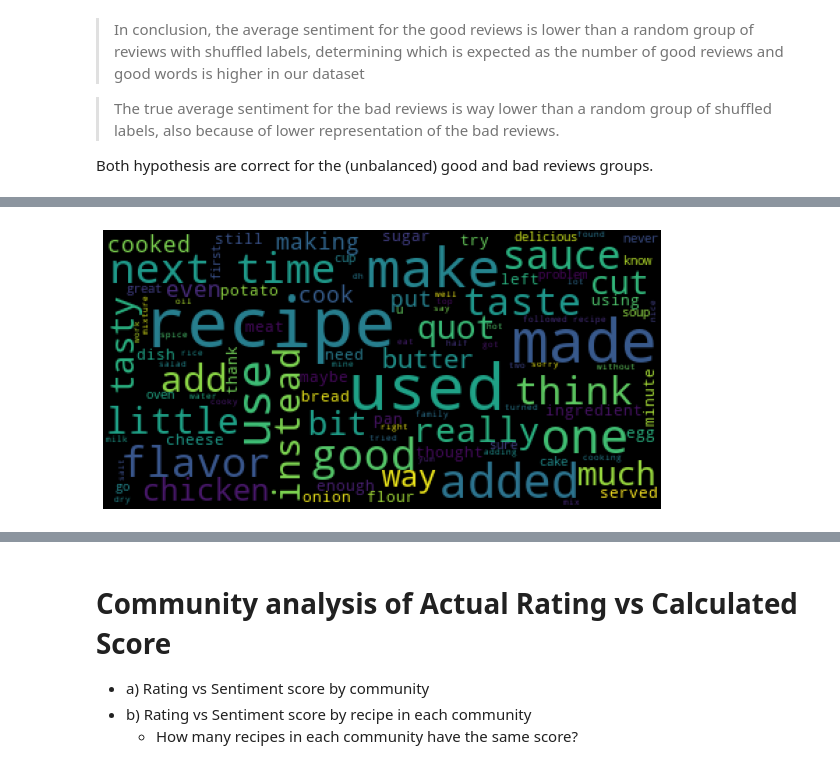
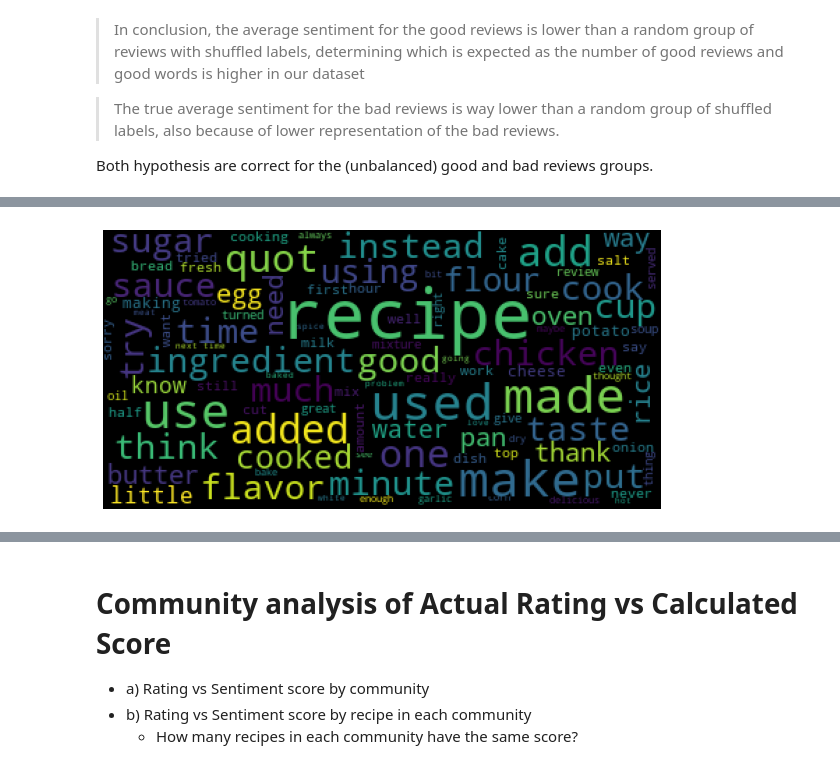
Before and after one commit to lucialarraona/finalproject_socialgraphs22, a Jupyter notebook: Notebooks/nlp_analysis.ipynb, the cells around one changed output, grey strips where cells are left out. Saved outputs shown, nothing was run; the diff lists cells and outputs as text; code cells hidden in the pictures.

```diff
--- a/Notebooks/nlp_analysis.ipynb
+++ b/Notebooks/nlp_analysis.ipynb
@@ -72,3 +96,7 @@ df_reviews_raw.head()
 | 2 | 1535 | 43.0 | 78834 | 2005-02-02 | 5 | Made these for my kids one day as... |
 | 3 | 1535 | 43.0 | 47474 | 2004-08-04 | 5 | Love them!! A quick & easy recipe... |
 | 4 | 1535 | 43.0 | 230720 | 2007-07-02 | 5 | I was a little afraid this might ... |
+# %%
+df_reviews_raw = pd.merge(df_reviews_raw, df_recipes, how='left',on =['recipe_id'])
+df_reviews_raw = df_reviews_raw.dropna()
+df_reviews_raw
@@ -75,3 +117,3 @@ df_reviews_raw.head()
 # %%
 # Make a copy to keep the raw dataframe for the future
-df_reviews2 = df_reviews_raw
+df_reviews2 = df_reviews_raw.reset_index(drop=True)
@@ -451,0 +513,3 @@ Name: true_labels, dtype: int64
+# %%
+df_reviews2['true_labels'] = df_reviews2['score_scale2'].map(lambda x: 1 if x > threshold else 0)
+df_reviews2['true_labels'].value_counts()
@@ -452,5 +520,5 @@ Name: true_labels, dtype: int64
 # %%
-df_slice1= df_reviews2[df_reviews2['true_labels'] == 1].head(13010)
+df_slice1= df_reviews2[df_reviews2['true_labels'] == 1].head(11314)
 df_slice2 = df_reviews2[df_reviews2['true_labels'] == 0]
 new_df = pd.concat([df_slice1,df_slice2])
 print(new_df['true_labels'].value_counts())
@@ -539,7 +654,7 @@ wc(flat_list,'black','Common Words' )
 # %%
-df_bad= new_df[new_df['true_labels'] == 0]
+df_bad= new_df[new_df['rating'] == 0]
 list_words  = list(df_bad["review_tokens"])
 flat_list = [item for sublist in list_words for item in sublist]
 wc(flat_list,'black','Common Words' )
 # %% [output]
-[figure, old version]
+[figure, new version]
```
Also changed, not shown: parts of 38 cells of this notebook, 2 other files.
